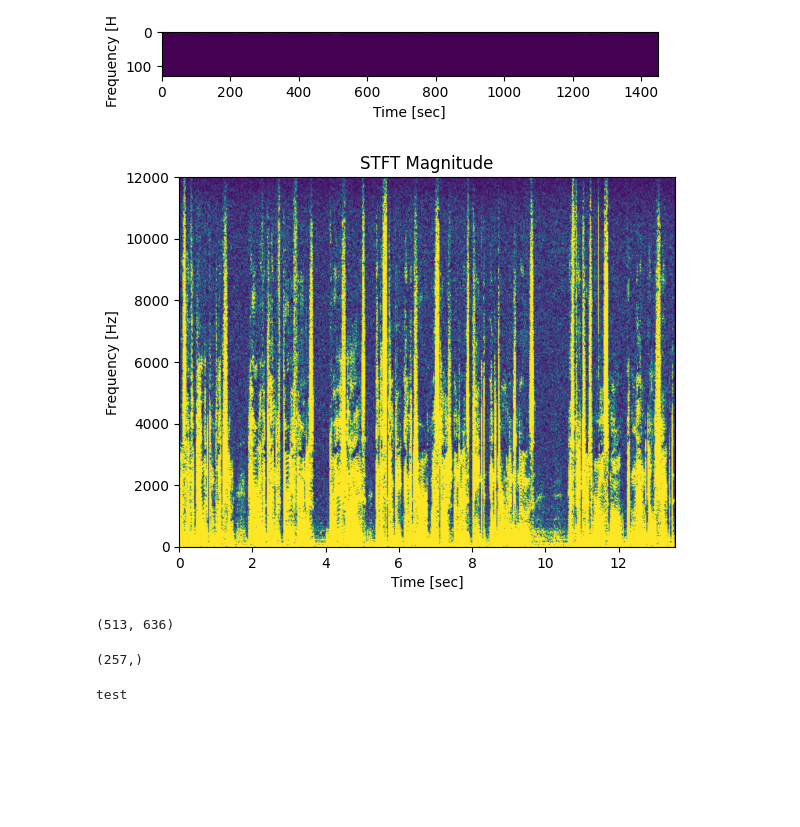
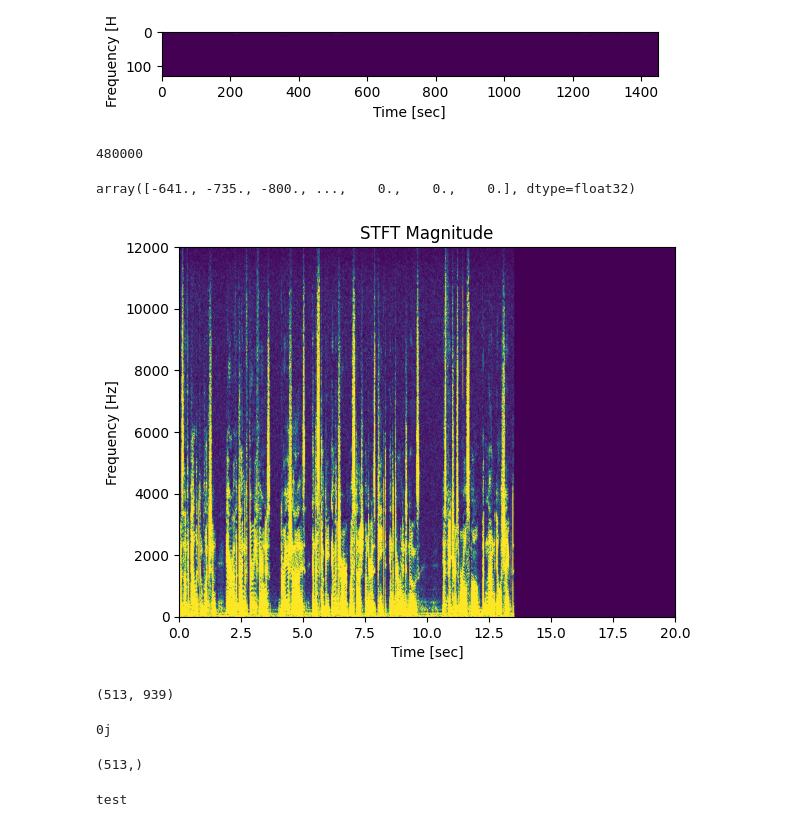
Before and after one commit to da4nik08/SW, a Jupyter notebook: Speech-Transf_preproc.ipynb, the cells around one changed output. Drawn from its saved outputs; the diff is of its cells as text; code cells hidden in the pictures; blank space fills up the shorter version.

```diff
--- a/Speech-Transf_preproc.ipynb
+++ b/Speech-Transf_preproc.ipynb
@@ -194,23 +195,45 @@ plt.xlabel('Time [sec]')
 plt.show()
 # %% [output]
 [figure]
+# %%
+num_zeros = (samplerate * 20) - data.shape[0]
+
+# Resize the existing array by appending zeros
+new_size = samplerate * 20
+data.resize(new_size)
+
+# Fill the additional elements with zeros
+data[-num_zeros:] = 0
+
+# Print the modified array
+print(len(data))
+# %% [output]
+480000
+# %%
+data.astype('f')
+# %% [output]
+array([-641., -735., -800., ...,    0.,    0.,    0.], dtype=float32)
 # %%
 f, t, Zxx = signal.stft(data, samplerate, nperseg=1024)
-plt.pcolormesh(t, f, np.abs(Zxx), vmin=0, vmax=(2 * np.sqrt(2)), shading='gouraud')
+plt.pcolormesh(t, f, np.abs(Zxx), vmin=0, vmax=(4 * np.sqrt(2)), shading='gouraud')
 plt.title('STFT Magnitude')
 plt.ylabel('Frequency [Hz]')
 plt.xlabel('Time [sec]')
 plt.show()
 # %% [output]
-[figure, old version]
+[figure, new version]
 # %%
 print(Zxx.shape)
 # %% [output]
-(513, 636)
+(513, 939)
+# %%
+Zxx[1, 900]
+# %% [output]
+0j
 # %%
 print(f.shape)
 # %% [output]
-(257,)
+(513,)
 # %%
 print("test")
 # %% [output]
```
Also changed, not shown: parts of 1 cell of this notebook.
